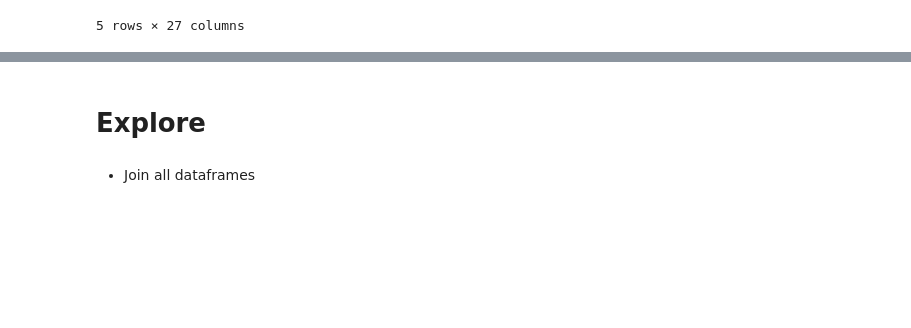
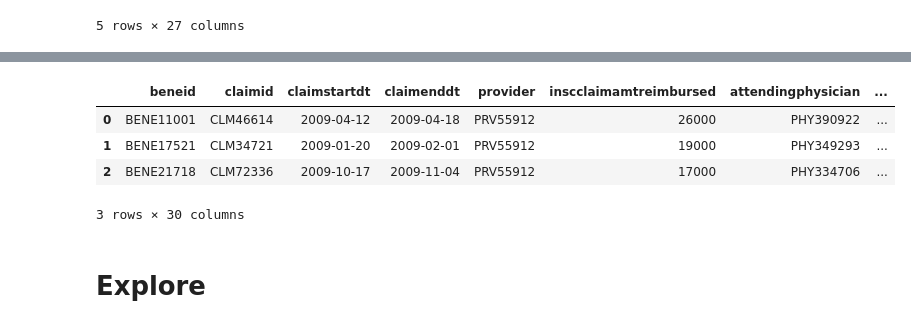
Before and after one commit to AswathyRadha100/Fraud_Detection_In_Healthcare, a Jupyter notebook: Workbooks/Ramiro/draft_health_care_fraud.ipynb, the cells around one changed output, grey strips where cells are left out. Drawn from its saved outputs; the diff is of its cells as text; code cells hidden in the pictures; blank space fills up the shorter version.

```diff
--- a/Workbooks/Ramiro/draft_health_care_fraud.ipynb
+++ b/Workbooks/Ramiro/draft_health_care_fraud.ipynb
@@ -725,4 +413,10 @@ Index(['beneid', 'outpatient_claimid', 'outpatient_claimstartdt',
+# %%
+inpatient_df.head(3)
+# %% [output]
+|  | beneid | claimid | claimstartdt | claimenddt | provider | inscclaimamtreimbursed | attendingphysician | ... |
+| 0 | BENE11001 | CLM46614 | 2009-04-12 | 2009-04-18 | PRV55912 | 26000 | PHY390922 | ... |
+| 1 | BENE17521 | CLM34721 | 2009-01-20 | 2009-02-01 | PRV55912 | 19000 | PHY349293 | ... |
+| 2 | BENE21718 | CLM72336 | 2009-10-17 | 2009-11-04 | PRV55912 | 17000 | PHY334706 | ... |
+3 rows × 30 columns
 # %% [markdown]
 # Explore
-# %% [markdown]
-- Join all dataframes
```
Also changed, not shown: parts of 70 cells of this notebook.
